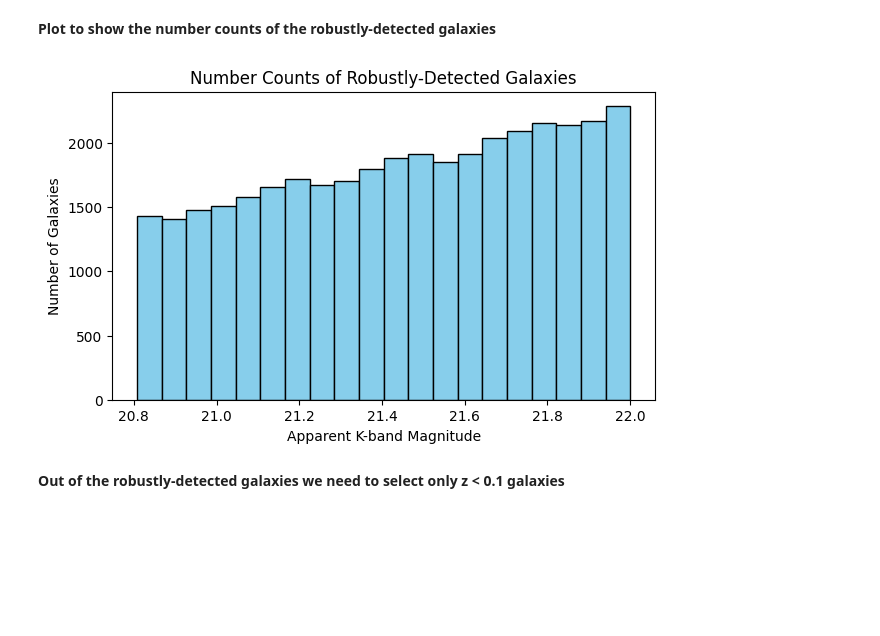
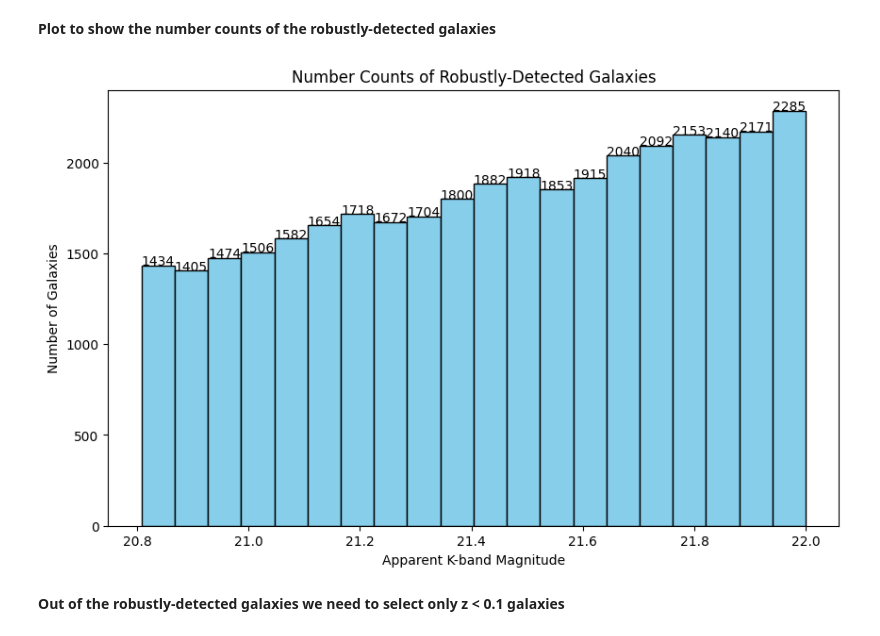
Before and after one commit to meghadas123/Galaxy-Formation-and-Evolution-project, a Jupyter notebook: Galaxy_project.ipynb, the cells around one changed output. Saved outputs shown, nothing was run; the diff lists cells and outputs as text; code cells hidden in the pictures; blank space fills up the shorter version.

```diff
--- a/Galaxy_project.ipynb
+++ b/Galaxy_project.ipynb
@@ -36,21 +47,19 @@ Non-robustly detected galaxies have been removed. Filtered catalogue saved.
 # %% [markdown]
  **Plot to show the number counts of the robustly-detected galaxies**
 # %%
-# Load the robustly detected galaxies data
-robust_galaxies = pd.read_csv('robust_galaxies_catalogue_Das.csv')
-
-# To group galaxies based on their apparent K-band magnitudes and count the number of galaxies in each bin
-galaxy_counts = robust_galaxies['K-band mag'].value_counts().sort_index()
-
 # Plot the number counts of robustly-detected galaxies
-plt.figure(figsize=(7, 4))
-plt.hist(robust_galaxies['K-band mag'], bins=20, color='skyblue', edgecolor='black')
+plt.figure(figsize=(10, 6))
+counts, bins, _ = plt.hist(robust_galaxies['K-band mag'], bins=20, color='skyblue', edgecolor='black')
 plt.xlabel('Apparent K-band Magnitude')
 plt.ylabel('Number of Galaxies')
 plt.title('Number Counts of Robustly-Detected Galaxies')
+
+# Display the counts on top of each bar
+for count, bin_edge in zip(counts, bins):
+    plt.text(bin_edge, count, str(int(count)))
 plt.show()
 # %% [output]
-[figure, old version]
+[figure, new version]
 # %% [markdown]
 **Out of the robustly-detected galaxies we need to select only z < 0.1 galaxies**
 # %%
```
Also changed, not shown: parts of 8 cells of this notebook.
